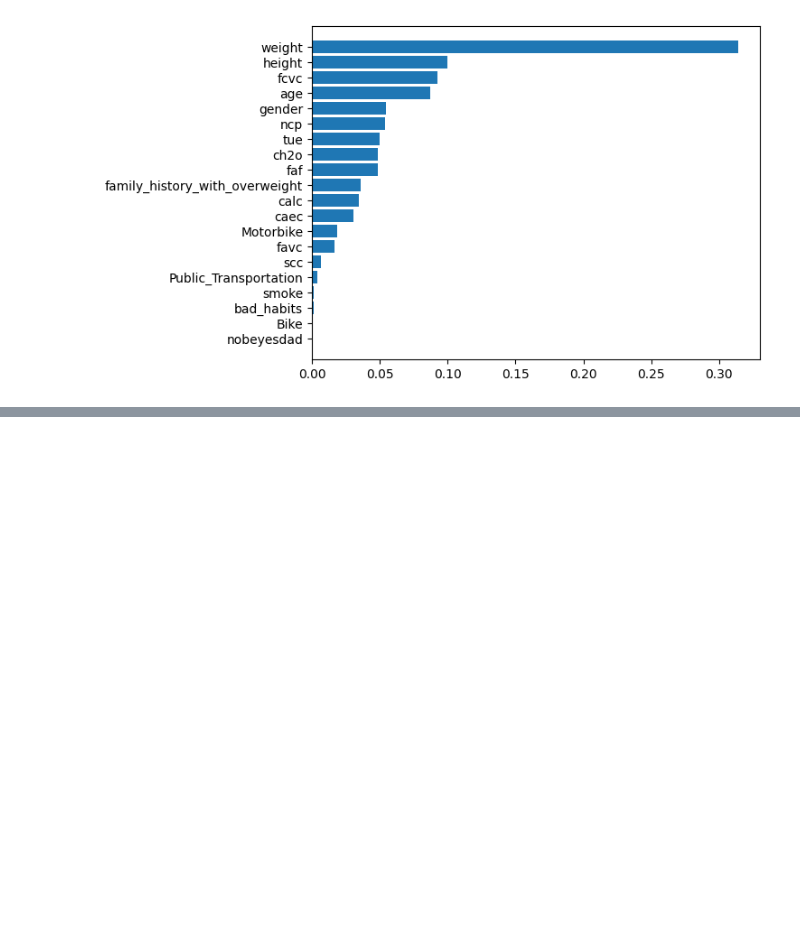
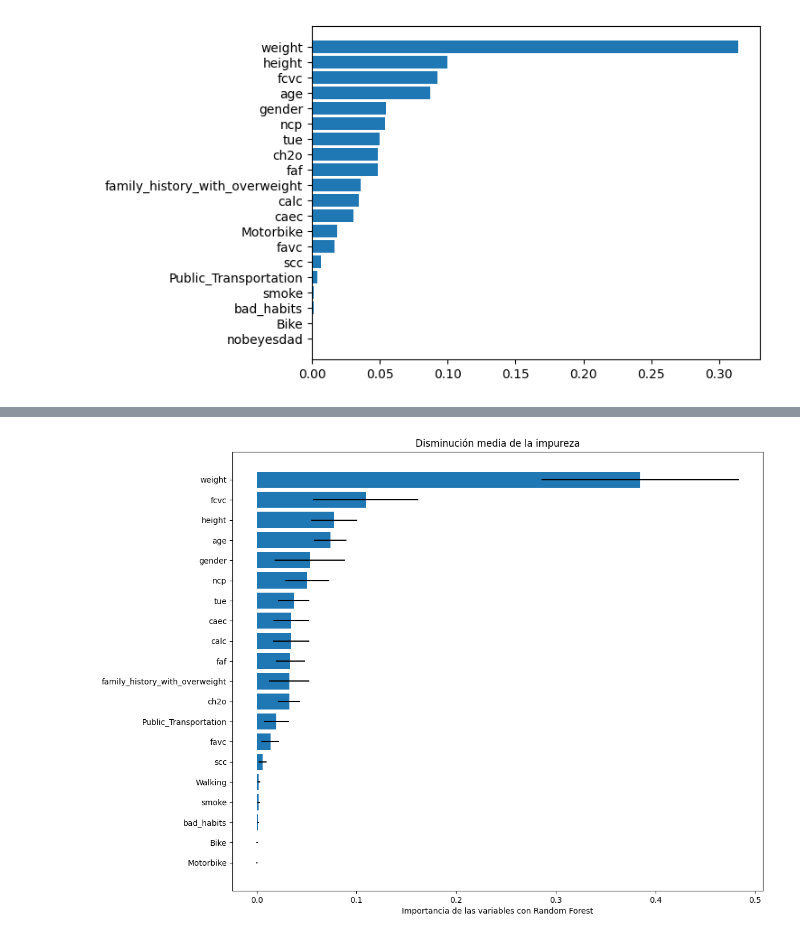
Before and after one commit to ikeryanez/obesity, a Jupyter notebook: notebooks/2-Variables_selection/RF.ipynb, the cells around one changed output, grey strips where cells are left out. Saved outputs shown, nothing was run; the diff lists cells and outputs as text; code cells hidden in the pictures; blank space fills up the shorter version.

Commit message:
Rf clasiff models performed

```diff
--- a/notebooks/2-Variables_selection/RF.ipynb
+++ b/notebooks/2-Variables_selection/RF.ipynb
@@ -178,0 +129,20 @@ SyntaxError: invalid syntax (3758444921.py, line 2)
+# %%
+param_grid1 = {
+    'n_estimators': [10,20],
+    'criterion': ['entropy'],
+    'max_depth': [None],
+    'min_samples_split': [2,3,4],
+    'max_features': ['sqrt'],
+    'class_weight': ['balanced_subsample'],
+    'n_jobs': [-1],
+    'random_state':[42]
+}
+# %%
+from sklearn.ensemble import RandomForestClassifier
+from sklearn.model_selection import GridSearchCV
+grid = GridSearchCV(estimator=RandomForestClassifier(), param_grid=param_grid1)
+grid.fit(X, y)
+print("best mean cross-validation score =", grid.best_score_)
+print(f"best parameters: {grid.best_params_}")
+grid.best_estimator_
+clf=grid.best_estimator_
@@ -178,0 +152,8 @@ SyntaxError: invalid syntax (3758444921.py, line 2)
+# %%
+import time
+import numpy as np
+start_time = time.time()
+importances = clf.feature_importances_
+std = np.std([tree.feature_importances_ for tree in clf.estimators_], axis=0)
+elapsed_time = time.time() - start_time
+print(f"Elapsed time to compute the importances: {elapsed_time:.3f} seconds")
@@ -178,0 +162,13 @@ SyntaxError: invalid syntax (3758444921.py, line 2)
+# %%
+feature_names = X.columns
+feature_names
+#importances = forest.feature_importances_
+#std = np.std([tree.feature_importances_ for tree in forest.estimators_],axis=0)
+sorted_idx = clf.feature_importances_.argsort()
+ax, fig = plt.subplots(figsize=(12, 10))
+plt.barh(feature_names[sorted_idx],clf.feature_importances_[sorted_idx],xerr= std[sorted_idx])
+plt.xlabel('Importancia de las variables con Random Forest')
+plt.title('Disminución media de la impureza')
+plt.show()
+# %% [output]
+[figure, added]
```
Also changed, not shown: parts of 22 cells of this notebook.
